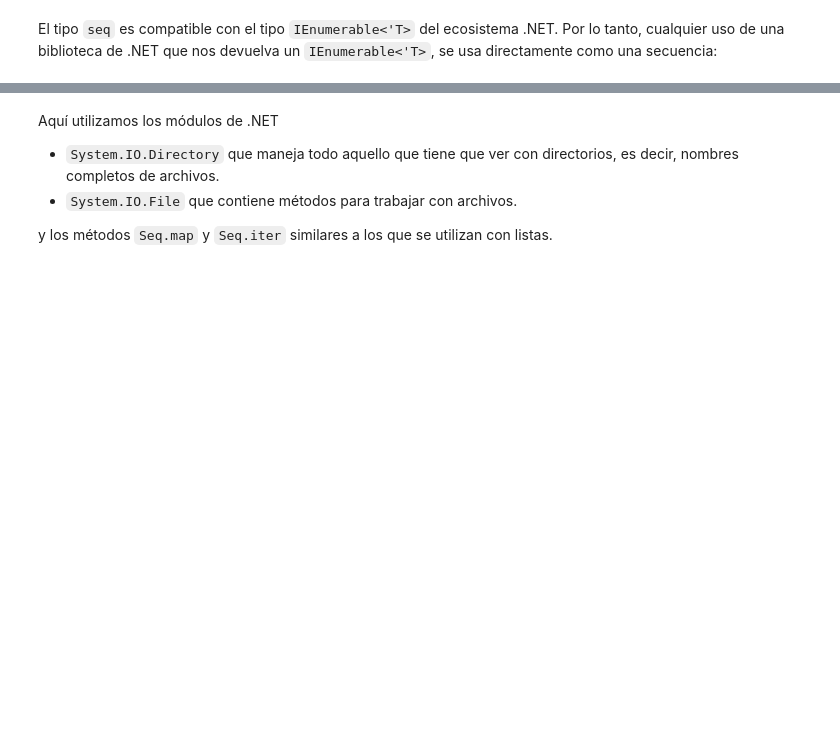
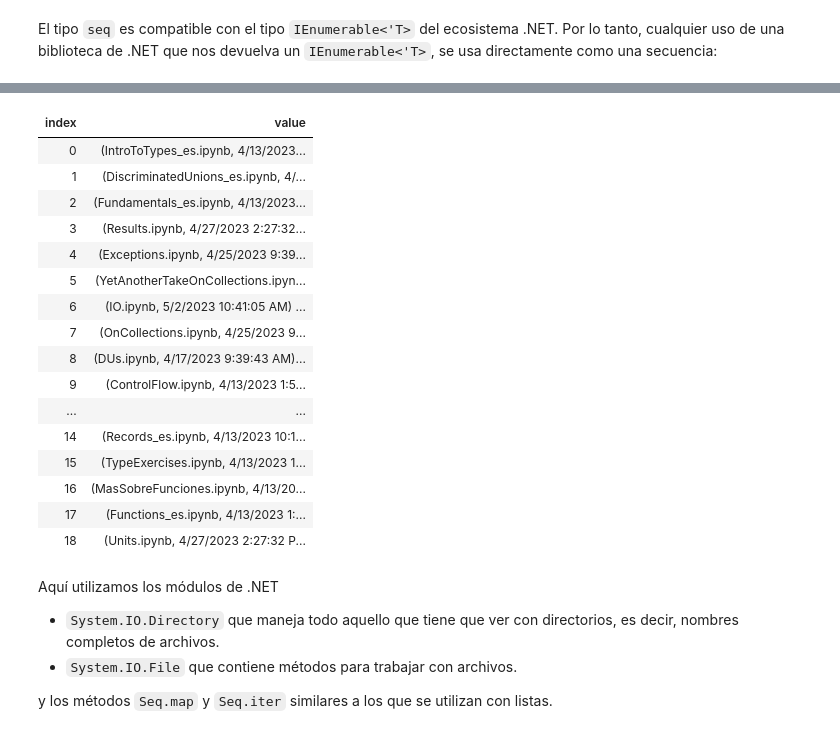
Before and after one commit to fcolavecchia/fp-course-public, a Jupyter notebook: es/60_YetAnotherTakeOnCollections.ipynb, the cells around one changed output, grey strips where cells are left out. Saved outputs shown, nothing was run; the diff lists cells and outputs as text; code cells hidden in the pictures; blank space fills up the shorter version.

```diff
--- a/es/YetAnotherTakeOnCollections.ipynb
+++ b/es/60_YetAnotherTakeOnCollections.ipynb
@@ -178,7 +195,11 @@ printfn "%s" cwd
 let files =
         System.IO.Directory.EnumerateFiles(cwd)
         |> Seq.map(fun f -> (System.IO.Path.GetFileName(f),File.GetCreationTime(f)))
-        |> Seq.iter(fun (name,date) -> printfn $"{name} created at {date}")
+
 
 files
+|> Seq.iter(fun (name,date) -> printfn $"{name} created at {date}")
+
+files
+|> Seq.toList
 # %% [output]
@@ -205,3 +226,20 @@ Index.ipynb created at 02/05/2023 17:15:47
+| index | value |
+| 0 | (IntroToTypes_es.ipynb, 4/13/2023... |
+| 1 | (DiscriminatedUnions_es.ipynb, 4/... |
+| 2 | (Fundamentals_es.ipynb, 4/13/2023... |
+| 3 | (Results.ipynb, 4/27/2023 2:27:32... |
+| 4 | (Exceptions.ipynb, 4/25/2023 9:39... |
+| 5 | (YetAnotherTakeOnCollections.ipyn... |
+| 6 | (IO.ipynb, 5/2/2023 10:41:05 AM) ... |
+| 7 | (OnCollections.ipynb, 4/25/2023 9... |
+| 8 | (DUs.ipynb, 4/17/2023 9:39:43 AM)... |
+| 9 | (ControlFlow.ipynb, 4/13/2023 1:5... |
+| ... | ... |
+| 14 | (Records_es.ipynb, 4/13/2023 10:1... |
+| 15 | (TypeExercises.ipynb, 4/13/2023 1... |
+| 16 | (MasSobreFunciones.ipynb, 4/13/20... |
+| 17 | (Functions_es.ipynb, 4/13/2023 1:... |
+| 18 | (Units.ipynb, 4/27/2023 2:27:32 P... |
 # %% [markdown]
 Aquí utilizamos los módulos de .NET
 
```
Also changed, not shown: parts of 4 cells of this notebook, 34 other files.
